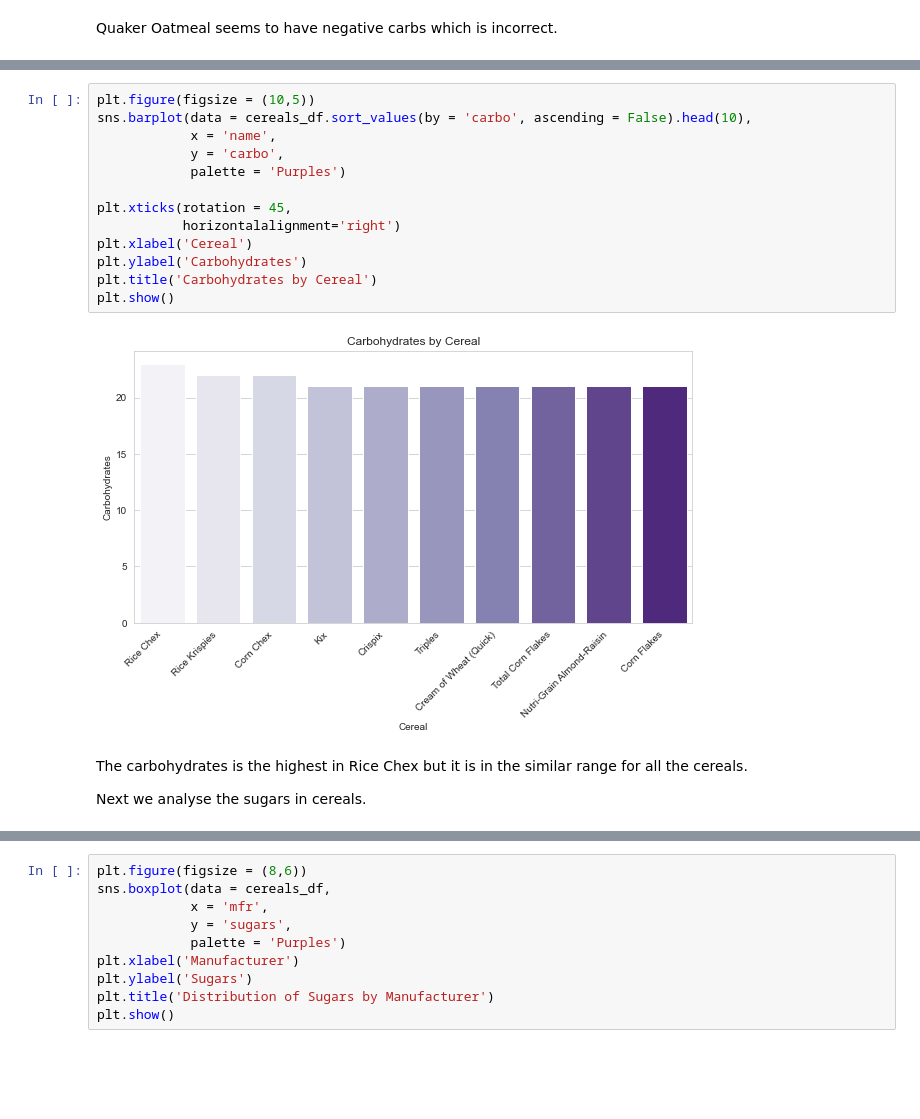
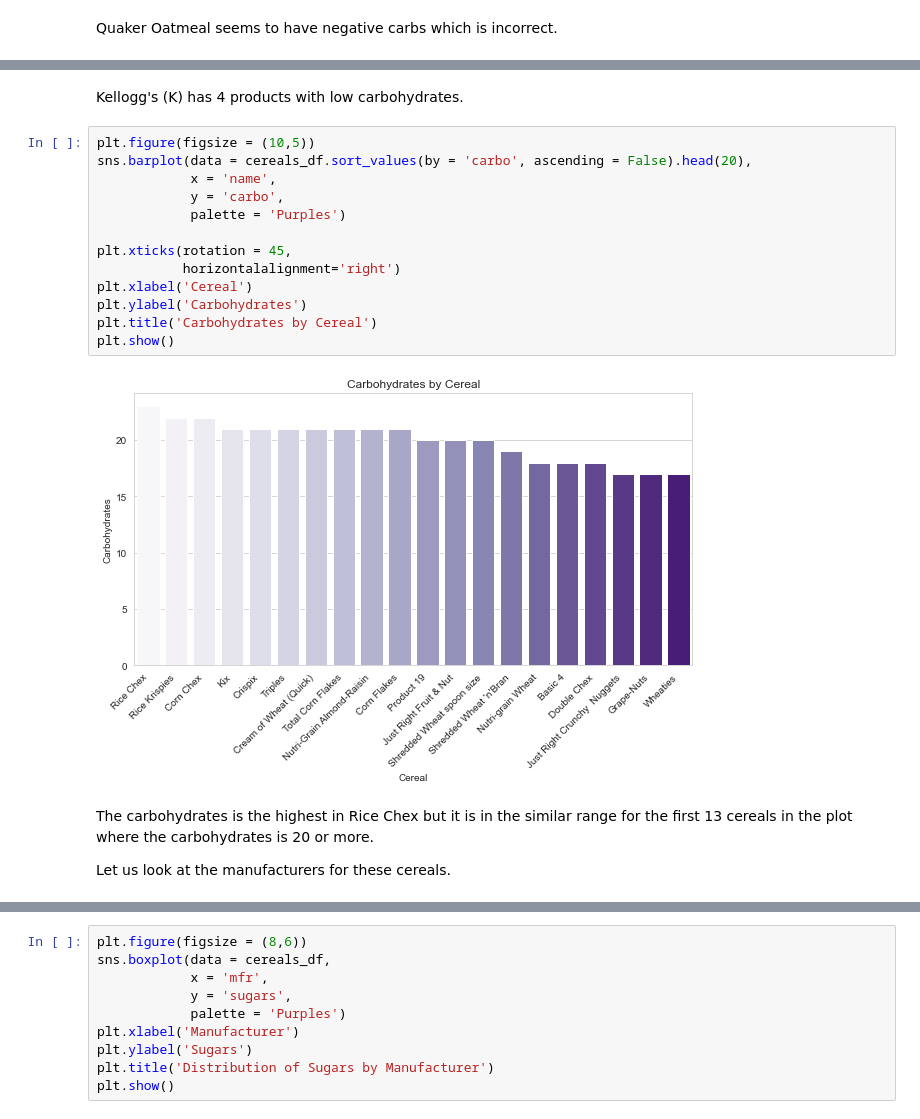
Before and after one commit to ayg15/cereals, a Jupyter notebook: Cereals EDA.ipynb, the cells around one changed output, grey strips where cells are left out. Drawn from its saved outputs; the diff is of its cells as text; blank space fills up the shorter version.

```diff
--- a/Cereals EDA.ipynb
+++ b/Cereals EDA.ipynb
@@ -534,19 +674,21 @@ Quaker Oatmeal seems to have negative carbs which is incorrect.
+# %% [markdown]
+Kellogg's (K) has 4 products with low carbohydrates.
 # %%
 plt.figure(figsize = (10,5))
-sns.barplot(data = cereals_df.sort_values(by = 'carbo', ascending = False).head(10),
+sns.barplot(data = cereals_df.sort_values(by = 'carbo', ascending = False).head(20),
             x = 'name',
             y = 'carbo',
             palette = 'Purples')
 
 plt.xticks(rotation = 45,
            horizontalalignment='right')
 plt.xlabel('Cereal')
 plt.ylabel('Carbohydrates')
 plt.title('Carbohydrates by Cereal')
 plt.show()
 # %% [output]
-[figure, old version]
+[figure, new version]
 # %% [markdown]
-The carbohydrates is the highest in Rice Chex but it is in the similar range for all the cereals.
+The carbohydrates is the highest in Rice Chex but it is in the similar range for the first 13 cereals in the plot where the carbohydrates is 20 or more.
 
-Next we analyse the sugars in cereals.
+Let us look at the manufacturers for these cereals.
```
Also changed, not shown: parts of 54 cells of this notebook.
